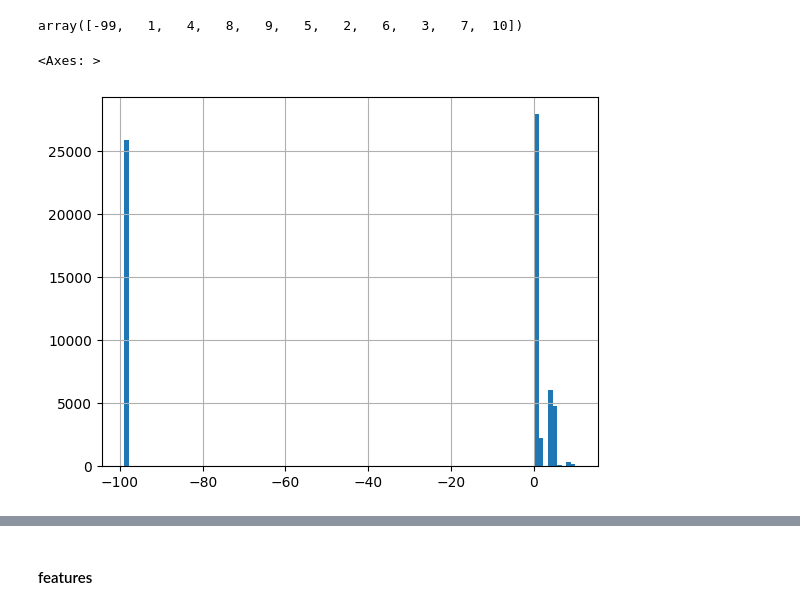
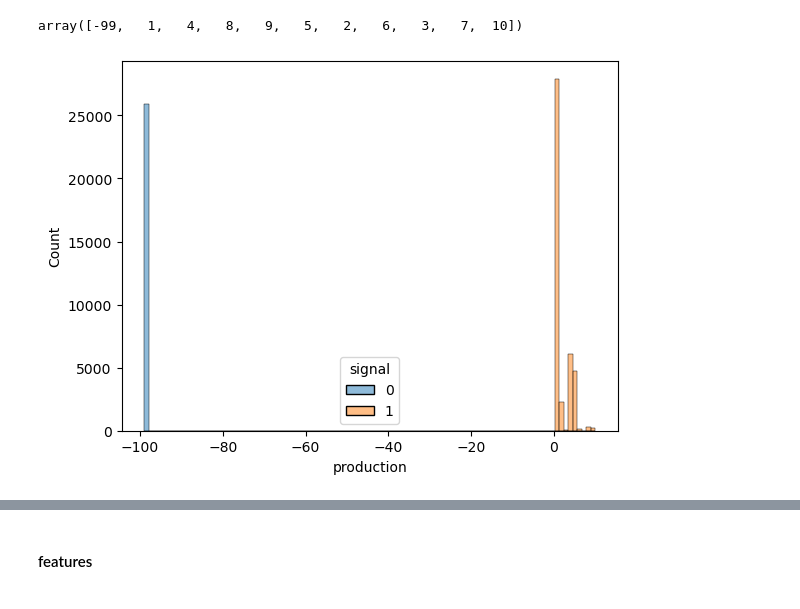
Before and after one commit to jonhbl/dl-flavours-of-physics, a Jupyter notebook: data-analysis.ipynb, the cells around one changed output, grey strips where cells are left out. Cells and saved outputs as stored; diff of their text form; code cells hidden in the pictures.

```diff
--- a/data-analysis.ipynb
+++ b/data-analysis.ipynb
@@ -25,3 +18,9 @@ df.head()
+# %%
+train = pd.read_csv("data/training.csv")
+test = pd.read_csv("data/test.csv")
+
+check_agreement = pd.read_csv("data/check_agreement.csv")
+check_correlation = pd.read_csv("data/check_correlation.csv")
 # %% [markdown]
 ## Exploratory Data Analysis (EDA)
 # %% [markdown]
@@ -33,7 +61,7 @@ df['production'].unique()
 # %% [output]
 array([-99,   1,   4,   8,   9,   5,   2,   6,   3,   7,  10])
-# %%
-df['production'].hist(bins=100)
-# %% [output]
-<Axes: >
-[figure, removed]
+# %%
+sns.histplot(train, x="production", bins=100, hue="signal")
+plt.show()
+# %% [output]
+[figure, added]
```
Also changed, not shown: parts of 92 cells of this notebook, 3 other files.
